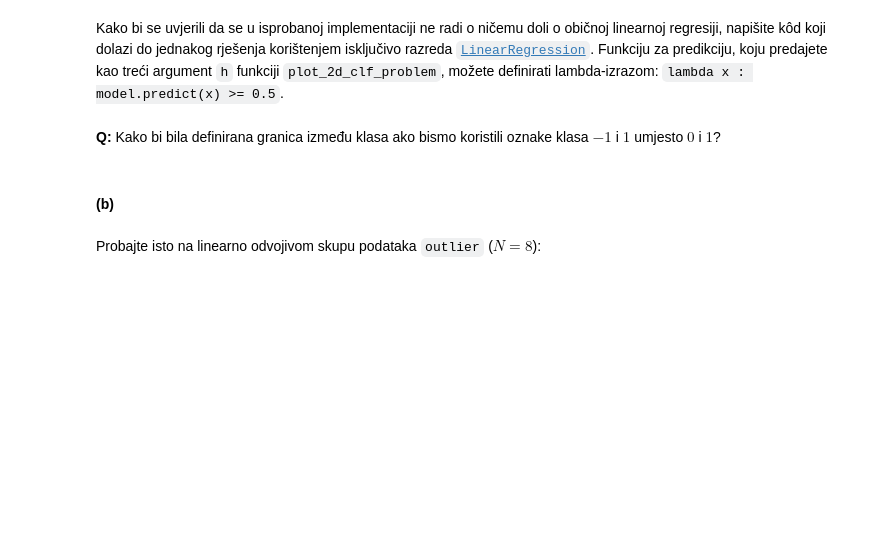
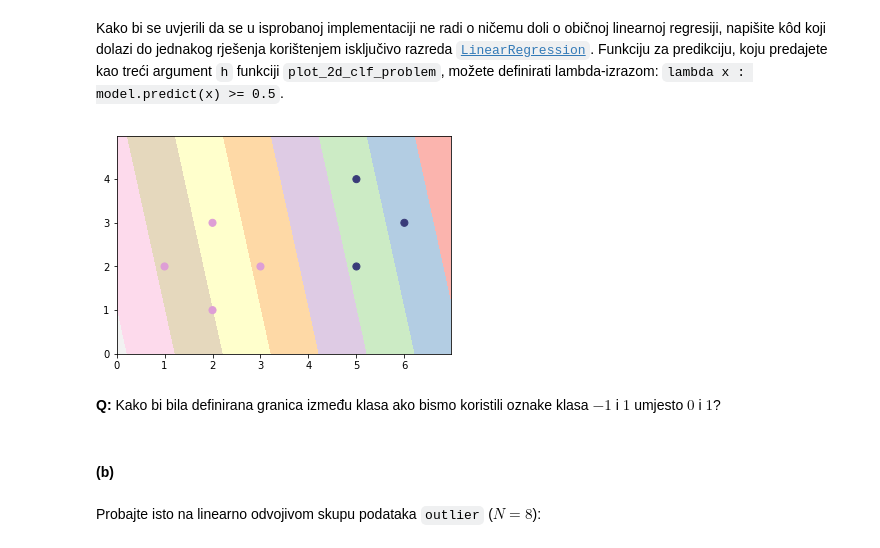
Before and after one commit to kristijanbartol/Machine-Learning, a Jupyter notebook: lab2/SU-2017-LAB2-LDM-i-LR.ipynb, the cells around one changed output. Saved outputs shown, nothing was run; the diff lists cells and outputs as text; code cells hidden in the pictures; blank space fills up the shorter version.

```diff
--- a/lab2/SU-2017-LAB2-LDM-i-LR.ipynb
+++ b/lab2/SU-2017-LAB2-LDM-i-LR.ipynb
@@ -61,3 +71,12 @@ Kako bi se uvjerili da se u isprobanoj implementaciji ne radi o ničemu doli o o
+# %%
+h = lambda x: model.predict(x) >= 0.5
+
+clf = LinearRegression()
+model = clf.fit(seven_X, seven_y)
+
+mlutils.plot_2d_clf_problem(seven_X, seven_y, model.predict)
+# %% [output]
+[figure, added]
 # %% [markdown]
 **Q:** Kako bi bila definirana granica između klasa ako bismo koristili oznake klasa $-1$ i $1$ umjesto $0$ i $1$?
 # %% [markdown]
```
Also changed, not shown: parts of 34 cells of this notebook, 1 other file.
